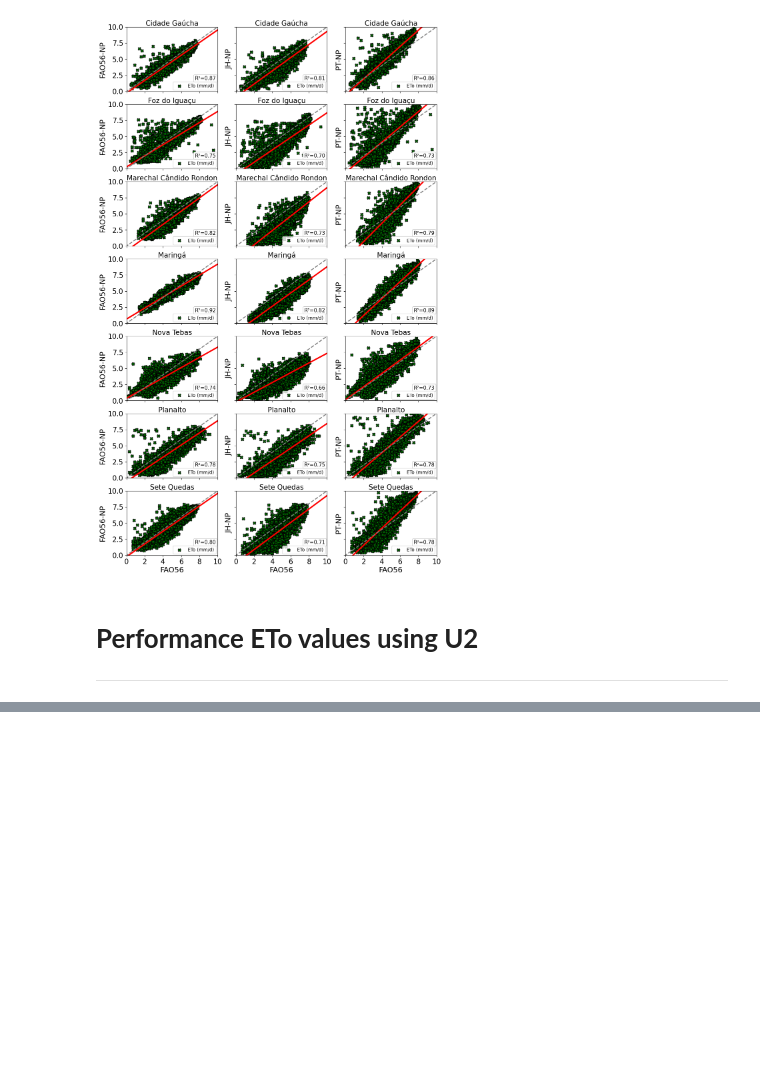
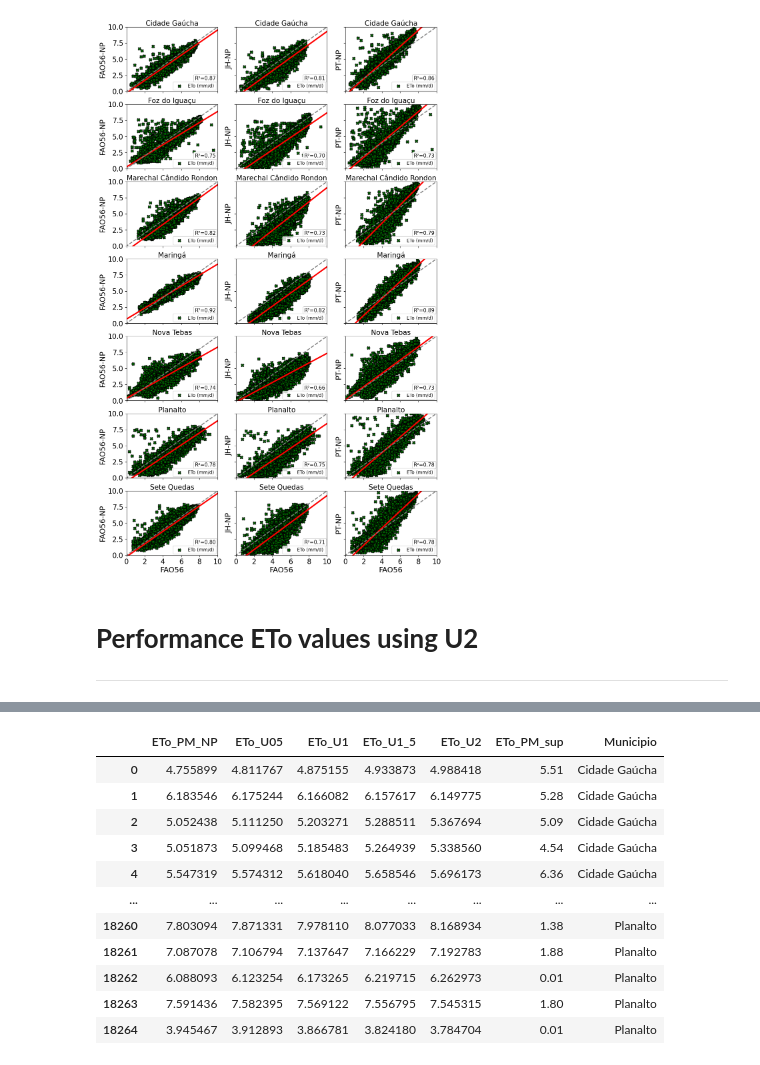
Before and after one commit to fcoliveira-utfpr/nasapower_validation, a Jupyter notebook: validation_eto.ipynb, the cells around one changed output, grey strips where cells are left out. Cells and saved outputs as stored; diff of their text form; code cells hidden in the pictures; blank space fills up the shorter version.

```diff
--- a/validation_eto.ipynb
+++ b/validation_eto.ipynb
@@ -739,0 +762,94 @@ municipalities
+# %%
+# -------------------------------------------------------------------
+# Copy original dataframe to avoid modifying the source
+# -------------------------------------------------------------------
+df_np = df.copy()
+
+# -------------------------------------------------------------------
+# Atmospheric pressure calculation (kPa)
+# FAO-56 standard equation based on altitude (m)
+# -------------------------------------------------------------------
+df_np['Patm'] = 101.3 * ((293 - 0.0065 * df_np['altitude']) / 293) ** 5.26
+
+# -------------------------------------------------------------------
+# Psychrometric constant (kPa °C⁻¹)
+# -------------------------------------------------------------------
+df_np['gama'] = 0.665e-3 * df_np['Patm']
+
+# -------------------------------------------------------------------
+# Rename columns to standardized names
+# -------------------------------------------------------------------
+df_np = df_np.rename(columns={
+    's (kPa)': 's',
+    'Rn (MJ/m²d)': 'Rn',
+    'WS2M': 'U2',
+    'es (kPA)': 'es',
+    'ea (kPa)': 'ea',
+    'T Med (ºC)': 'Tmed'
+})
+
+# -------------------------------------------------------------------
+# Define wind speed scenarios (m s⁻¹)
+# -------------------------------------------------------------------
+df_np['U_0_5'] = 0.5
+df_np['U_1']   = 1.0
+df_np['U_1_5'] = 1.5
+df_np['U_2']   = 2.0
+
+# -------------------------------------------------------------------
+# FAO Penman-Monteith reference evapotranspiration function
+# -------------------------------------------------------------------
+def eto_pm(s, Rn, gamma, u2, es, ea, tmean):
+    """
+    Compute reference evapotranspiration (ETo) using FAO-56
+    Penman-Monteith equation.
+    """
+    num_rad = 0.408 * s * Rn
+    num_aero = (gamma * 900 * u2 * (es - ea)) / (tmean + 273)
+    den = s + gamma * (1 + 0.34 * u2)
+    return (num_rad + num_aero) / den
+
+# -------------------------------------------------------------------
+# ETo calculations for different wind speed scenarios
+# -------------------------------------------------------------------
+df_np['ETo_PM_NP'] = eto_pm(df_np['s'], df_np['Rn'], df_np['gama'],
+                            df_np['U2'], df_np['es'], df_np['ea'], df_np['Tmed'])
+
+df_np['ETo_U05'] = eto_pm(df_np['s'], df_np['Rn'], df_np['gama'],
+                          df_np['U_0_5'], df_np['es'], df_np['ea'], df_np['Tmed'])
+
+df_np['ETo_U1'] = eto_pm(df_np['s'], df_np['Rn'], df_np['gama'],
+                         df_np['U_1'], df_np['es'], df_np['ea'], df_np['Tmed'])
+
+df_np['ETo_U1_5'] = eto_pm(df_np['s'], df_np['Rn'], df_np['gama'],
+                           df_np['U_1_5'], df_np['es'], df_np['ea'], df_np['Tmed'])
+
+df_np['ETo_U2'] = eto_pm(df_np['s'], df_np['Rn'], df_np['gama'],
+                         df_np['U_2'], df_np['es'], df_np['ea'], df_np['Tmed'])
+
+# -------------------------------------------------------------------
+# Reference ETo calculated at surface (already available)
+# -------------------------------------------------------------------
+df_np['ETo_PM_sup'] = df_np['ETo_superficie']
+
+# -------------------------------------------------------------------
+# Final dataframe with selected ETo scenarios
+# -------------------------------------------------------------------
+df_ETo = df_np[
+    ['ETo_PM_NP', 'ETo_U05', 'ETo_U1', 'ETo_U1_5', 'ETo_U2', 'ETo_PM_sup', 'Municipio']
+]
+
+df_ETo
+# %% [output]
+|  | ETo_PM_NP | ETo_U05 | ETo_U1 | ETo_U1_5 | ETo_U2 | ETo_PM_sup | Municipio |
+| 0 | 4.755899 | 4.811767 | 4.875155 | 4.933873 | 4.988418 | 5.51 | Cidade Gaúcha |
+| 1 | 6.183546 | 6.175244 | 6.166082 | 6.157617 | 6.149775 | 5.28 | Cidade Gaúcha |
+| 2 | 5.052438 | 5.111250 | 5.203271 | 5.288511 | 5.367694 | 5.09 | Cidade Gaúcha |
+| 3 | 5.051873 | 5.099468 | 5.185483 | 5.264939 | 5.338560 | 4.54 | Cidade Gaúcha |
+| 4 | 5.547319 | 5.574312 | 5.618040 | 5.658546 | 5.696173 | 6.36 | Cidade Gaúcha |
+| ... | ... | ... | ... | ... | ... | ... | ... |
+| 18260 | 7.803094 | 7.871331 | 7.978110 | 8.077033 | 8.168934 | 1.38 | Planalto |
+| 18261 | 7.087078 | 7.106794 | 7.137647 | 7.166229 | 7.192783 | 1.88 | Planalto |
+| 18262 | 6.088093 | 6.123254 | 6.173265 | 6.219715 | 6.262973 | 0.01 | Planalto |
+| 18263 | 7.591436 | 7.582395 | 7.569122 | 7.556795 | 7.545315 | 1.80 | Planalto |
+| 18264 | 3.945467 | 3.912893 | 3.866781 | 3.824180 | 3.784704 | 0.01 | Planalto |
```
Also changed, not shown: parts of 9 cells of this notebook.
